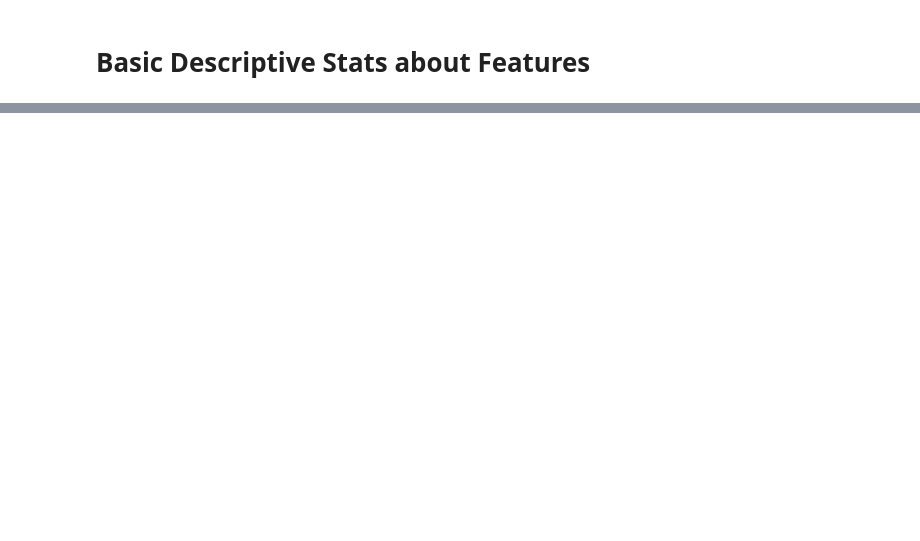
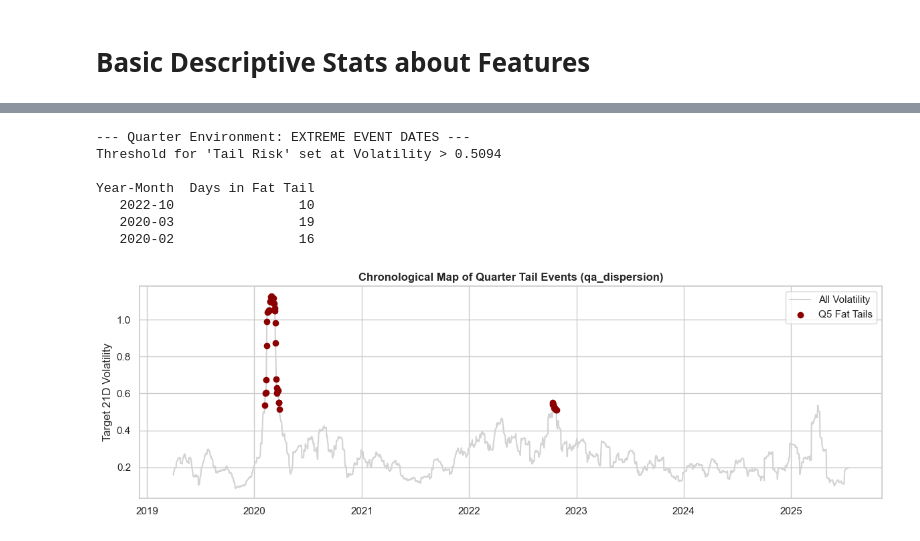
Before and after one commit to alaymajmudar97/Otpp_Analysis, a Jupyter notebook: EDA.ipynb, the cells around one changed output, grey strips where cells are left out. Saved outputs shown, nothing was run; the diff lists cells and outputs as text; code cells hidden in the pictures; blank space fills up the shorter version.

```diff
--- a/EDA.ipynb
+++ b/EDA.ipynb
@@ -19,6 +19,10 @@ final_features = [
         'days_since_earnings', 'cash_coverage', 'qqq_vol_21d', 'qa_sentiment',
         'qa_neutral', 'MDA_Delta'
     ]
+nlp_features =  ["prepped_sentiment","MDA_Dispersion","prepped_dispersion",\
+                "prepped_neutral","qa_sentiment", "qa_dispersion", "qa_neutral",\
+                "Risk_Combined_Mean","MDA_Neutrality","Risk_Combined_Std",\
+                "Risk_Combined_Neutrality","MDA_Delta","MDA_Sentiment","Risk_Delta"]
 # %% [markdown]
 # Basic Descriptive Stats about Features
 # %%
@@ -369,46 +279,54 @@ plt.show()
 # %%
 
 
-def investigate_fat_tails(df, feature='qa_dispersion', target='target_vol_21d', tail_percentile=0.90):
+def investigate_tails(df, feature='qa_dispersion', target='target_vol_21d', tail_percentile=0.90):
     """
     Isolates the most chaotic regime (Q5) and extracts the exact dates
     where the fat-tail volatility blowups actually occurred.
     """
-    print(f"🕵️ Initiating Fat Tail Autopsy for: {feature}\n")
 
-    # 1. Recreate the Quintiles (using pd.cut as we discussed earlier)
+    # Recreate the interval
     df_temp = df.copy()
-    df_temp['temp_quintile'] = pd.cut(df_temp[feature], bins=5, labels=['Q1', 'Q2', 'Q3', 'Q4', 'Q5'])
+    df_temp['temp_level'] = pd.cut(df_temp[feature], bins=5, labels=['Q1', 'Q2', 'Q3', 'Q4', 'Q5'])
 
-    # 2. Isolate ONLY the highest risk regime (Q5)
-    q5_data = df_temp[df_temp['temp_quintile'] == 'Q2']
+    # Isolate ONLY the highest risk regime
+    q_data = df_temp[df_temp['temp_level'] == 'Q2']
 
-    # 3. Define the "Fat Tail" (e.g., the top 10% worst days within Q5)
-    tail_threshold = q5_data[target].quantile(tail_percentile)
+    #  Define the "Tail Risk" (e.g., the top 10% worst days within defined quarter)
+    tail_threshold = q_data[target].quantile(tail_percentile)
 
-    # 4. Filter for the exact days that broke the threshold
-    fat_tail_events = q5_data[q5_data[target] >= tail_threshold].copy()
+    # Filter for the exact days that broke the threshold
+    fat_tail_events = q_data[q_data[target] >= tail_threshold].copy()
 
-    # 5. Extract just the Year and Month for a clean report
+    # Extract just the Year and Month for a clean report
     fat_tail_events['Year-Month'] = pd.to_datetime(fat_tail_events['trading_date']).dt.to_period('M')
 
-    print(f"--- Q5 REGIME: EXTREME EVENT DATES ---")
-    print(f"Threshold for 'Fat Tail' set at Volatility > {tail_threshold:.4f}\n")
+    print(f"--- Quarter Environment: EXTREME EVENT DATES ---")
+    print(f"Threshold for 'Tail Risk' set at Volatility > {tail_threshold:.4f}\n")
 
     # Group by month to see when the clusters happened
     event_clusters = fat_tail_events.groupby('Year-Month').size().reset_index(name='Days in Fat Tail')
     print(event_clusters.sort_values('Year-Month', ascending=False).to_string(index=False))
 
-    # Optional: Plot them on a timeline to visualize the clusters
+    # Plot them on a timeline to visualize the clusters
     plt.figure(figsize=(12, 4))
     plt.plot(pd.to_datetime(df_temp['trading_date']), df_temp[target], color='lightgrey', label='All Volatility')
     plt.scatter(pd.to_datetime(fat_tail_events['trading_date']), fat_tail_events[target], color='darkred', label='Q5 Fat Tails', zorder=5)
-    plt.title(f"Chronological Map of Q5 Fat Tail Events ({feature})", fontweight='bold')
+    plt.title(f"Chronological Map of Quarter Tail Events ({feature})", fontweight='bold')
     plt.ylabel("Target 21D Volatility")
     plt.legend()
     plt.tight_layout()
     plt.show()
 
 # Run it on your dataframe
-investigate_fat_tails(df, feature='qa_dispersion')
+investigate_tails(df, feature='qa_dispersion')
+# %% [output]
+--- Quarter Environment: EXTREME EVENT DATES ---
+Threshold for 'Tail Risk' set at Volatility > 0.5094
+
+Year-Month  Days in Fat Tail
+   2022-10                10
+   2020-03                19
+   2020-02                16
+[figure, added]
 # %%
```
Also changed, not shown: parts of 14 cells of this notebook, 4 other files.
